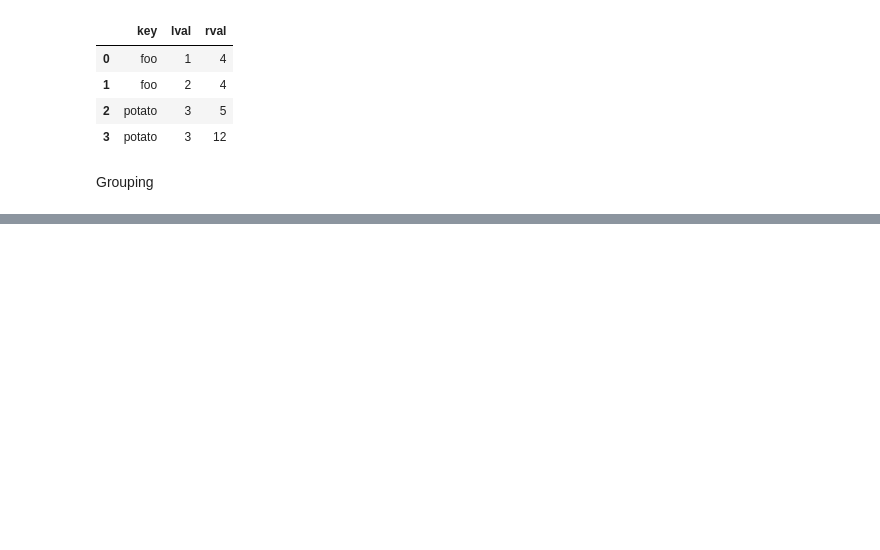
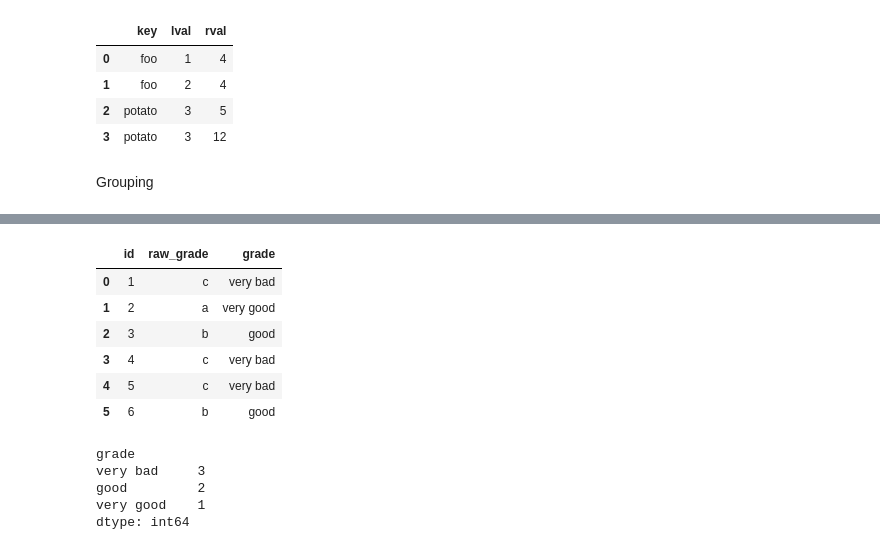
Before and after one commit to Bardia-Mostaghim/learning_pandas_basics, a Jupyter notebook: HowWasThisSupposedToTakeTenMinutes.ipynb, the cells around one changed output, grey strips where cells are left out. Drawn from its saved outputs; the diff is of its cells as text; code cells hidden in the pictures; blank space fills up the shorter version.

```diff
--- a/HowWasThisSupposedToTakeTenMinutes.ipynb
+++ b/HowWasThisSupposedToTakeTenMinutes.ipynb
@@ -508,0 +675,21 @@ df.groupby(["A","B"]).sum()
+# %%
+df["grade"] = df['grade'].cat.set_categories(
+    ["very bad", "bad", "mid", "good", "very good"]
+)
+df
+# %% [output]
+|  | id | raw_grade | grade |
+| 0 | 1 | c | very bad |
+| 1 | 2 | a | very good |
+| 2 | 3 | b | good |
+| 3 | 4 | c | very bad |
+| 4 | 5 | c | very bad |
+| 5 | 6 | b | good |
+# %%
+df.groupby("grade",observed=True).size()
+# %% [output]
+grade
+very bad     3
+good         2
+very good    1
+dtype: int64
```
Also changed, not shown: parts of 25 cells of this notebook.
